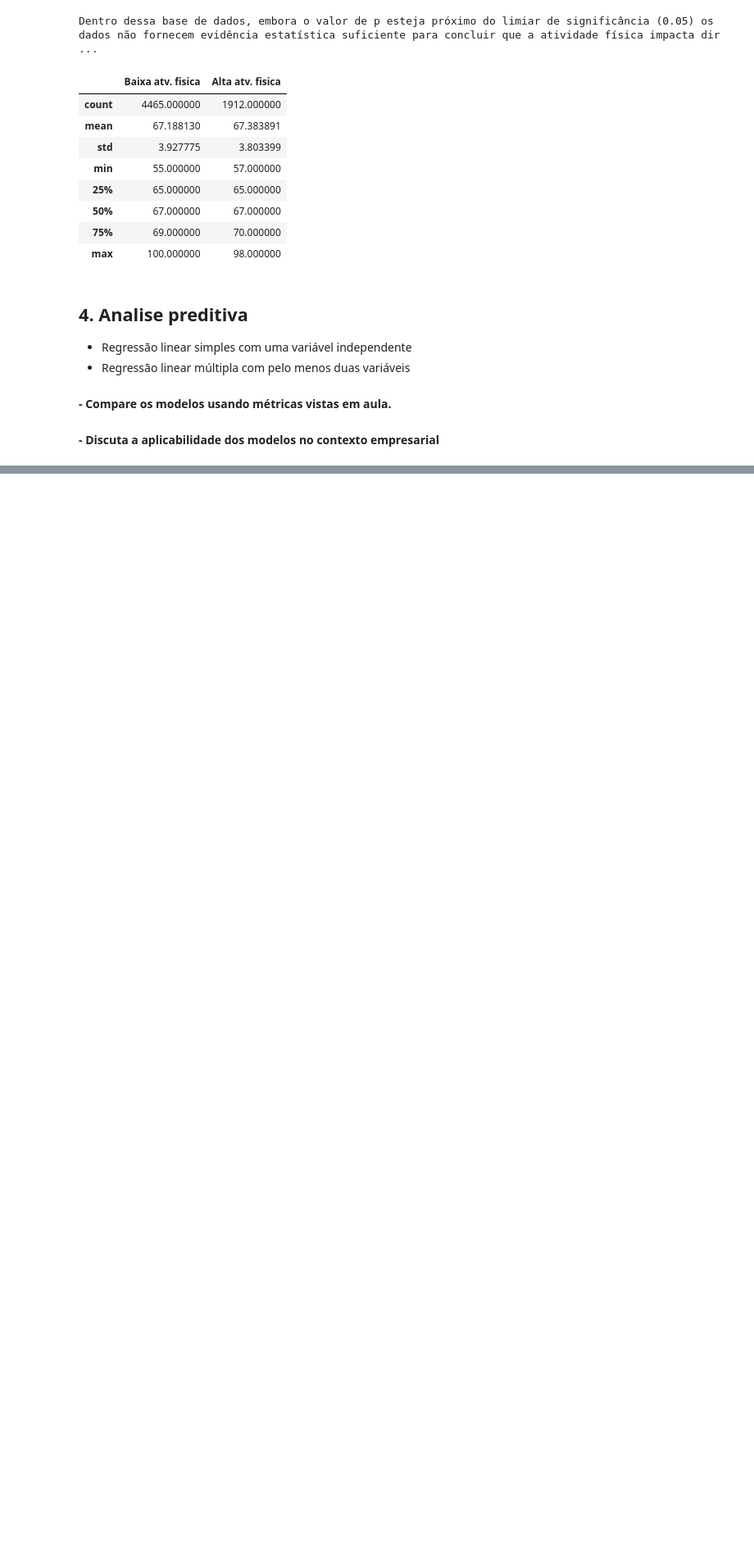
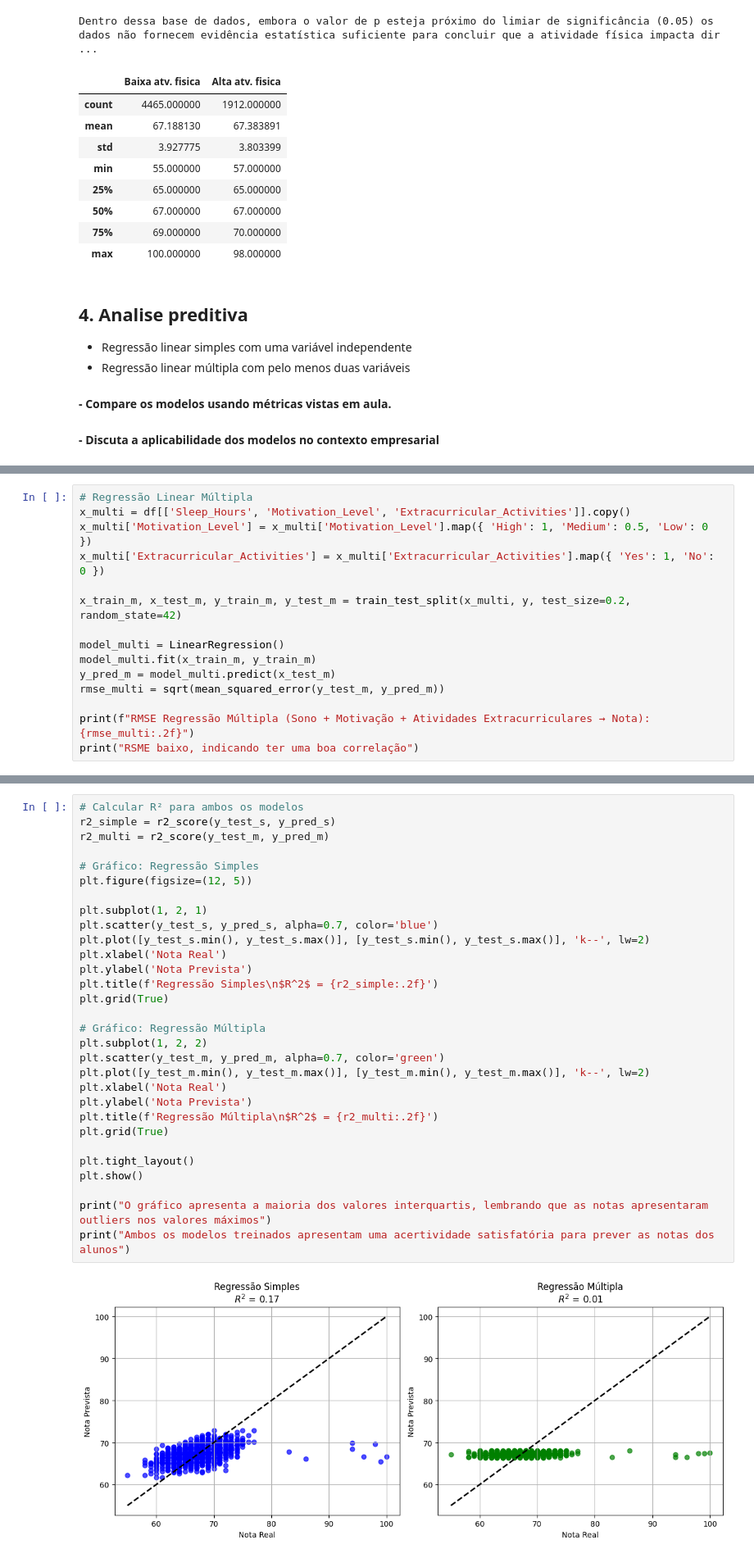
Before and after one commit to MariPinas/ProjetoAND1, a Jupyter notebook: notebook/ProjetoAND1.ipynb, the cells around one changed output, grey strips where cells are left out. Shown at 82% size. Drawn from its saved outputs; the diff is of its cells as text; blank space fills up the shorter version.

Commit message:
regressao linear e conclusoes

```diff
--- a/notebook/ProjetoAND1.ipynb
+++ b/notebook/ProjetoAND1.ipynb
@@ -376,0 +396,15 @@ Dentro dessa base de dados, embora o valor de p esteja próximo do limiar de sig
+# %%
+# Regressão Linear Múltipla
+x_multi = df[['Sleep_Hours', 'Motivation_Level', 'Extracurricular_Activities']].copy()
+x_multi['Motivation_Level'] = x_multi['Motivation_Level'].map({ 'High': 1, 'Medium': 0.5, 'Low': 0 })
+x_multi['Extracurricular_Activities'] = x_multi['Extracurricular_Activities'].map({ 'Yes': 1, 'No': 0 })
+
+x_train_m, x_test_m, y_train_m, y_test_m = train_test_split(x_multi, y, test_size=0.2, random_state=42)
+
+model_multi = LinearRegression()
+model_multi.fit(x_train_m, y_train_m)
+y_pred_m = model_multi.predict(x_test_m)
+rmse_multi = sqrt(mean_squared_error(y_test_m, y_pred_m))
+
+print(f"RMSE Regressão Múltipla (Sono + Motivação + Atividades Extracurriculares → Nota): {rmse_multi:.2f}")
+print("RSME baixo, indicando ter uma boa correlação")
@@ -376,0 +414,32 @@ Dentro dessa base de dados, embora o valor de p esteja próximo do limiar de sig
+# %%
+# Calcular R² para ambos os modelos
+r2_simple = r2_score(y_test_s, y_pred_s)
+r2_multi = r2_score(y_test_m, y_pred_m)
+
+# Gráfico: Regressão Simples
+plt.figure(figsize=(12, 5))
+
+plt.subplot(1, 2, 1)
+plt.scatter(y_test_s, y_pred_s, alpha=0.7, color='blue')
+plt.plot([y_test_s.min(), y_test_s.max()], [y_test_s.min(), y_test_s.max()], 'k--', lw=2)
+plt.xlabel('Nota Real')
+plt.ylabel('Nota Prevista')
+plt.title(f'Regressão Simples\n$R^2$ = {r2_simple:.2f}')
+plt.grid(True)
+
+# Gráfico: Regressão Múltipla
+plt.subplot(1, 2, 2)
+plt.scatter(y_test_m, y_pred_m, alpha=0.7, color='green')
+plt.plot([y_test_m.min(), y_test_m.max()], [y_test_m.min(), y_test_m.max()], 'k--', lw=2)
+plt.xlabel('Nota Real')
+plt.ylabel('Nota Prevista')
+plt.title(f'Regressão Múltipla\n$R^2$ = {r2_multi:.2f}')
+plt.grid(True)
+
+plt.tight_layout()
+plt.show()
+
+print("O gráfico apresenta a maioria dos valores interquartis, lembrando que as notas apresentaram outliers nos valores máximos")
+print("Ambos os modelos treinados apresentam uma acertividade satisfatória para prever as notas dos alunos")
+# %% [output]
+[figure, added]
```
Also changed, not shown: parts of 5 cells of this notebook.
